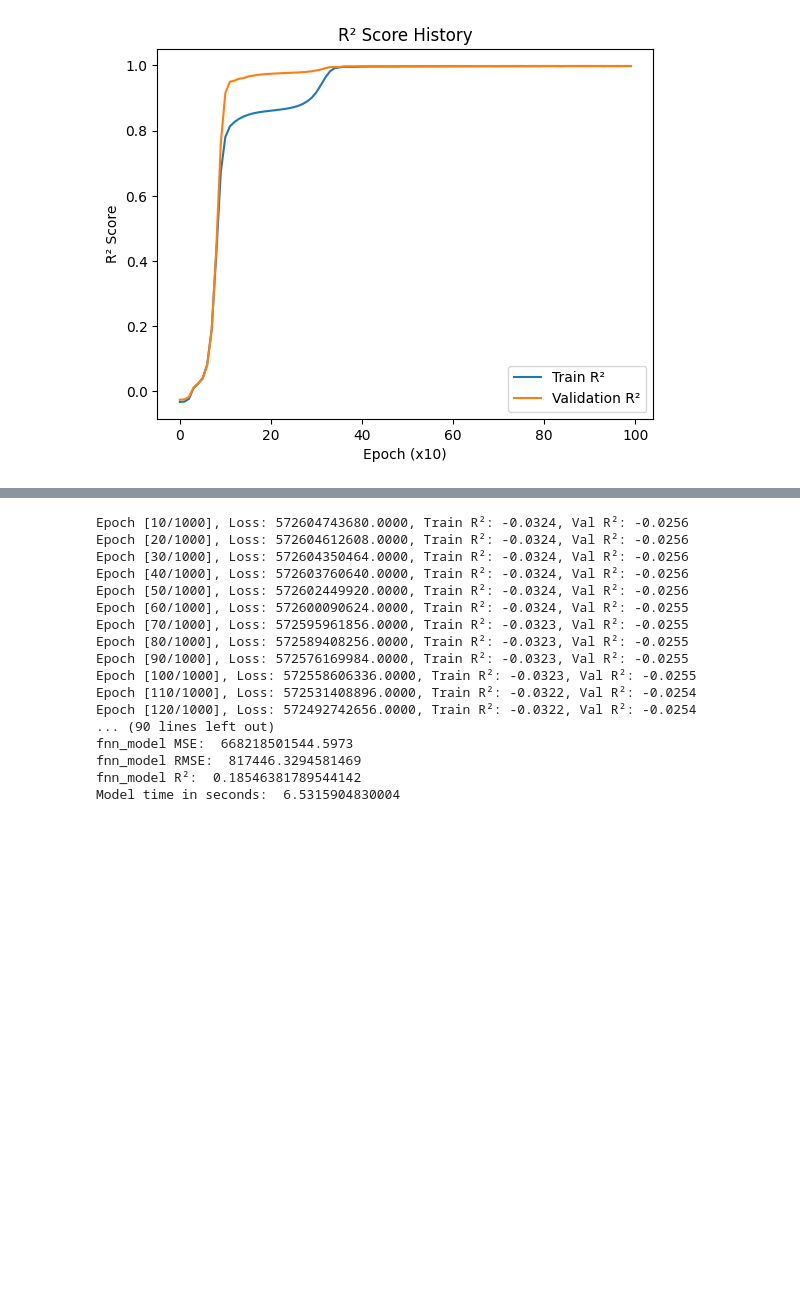
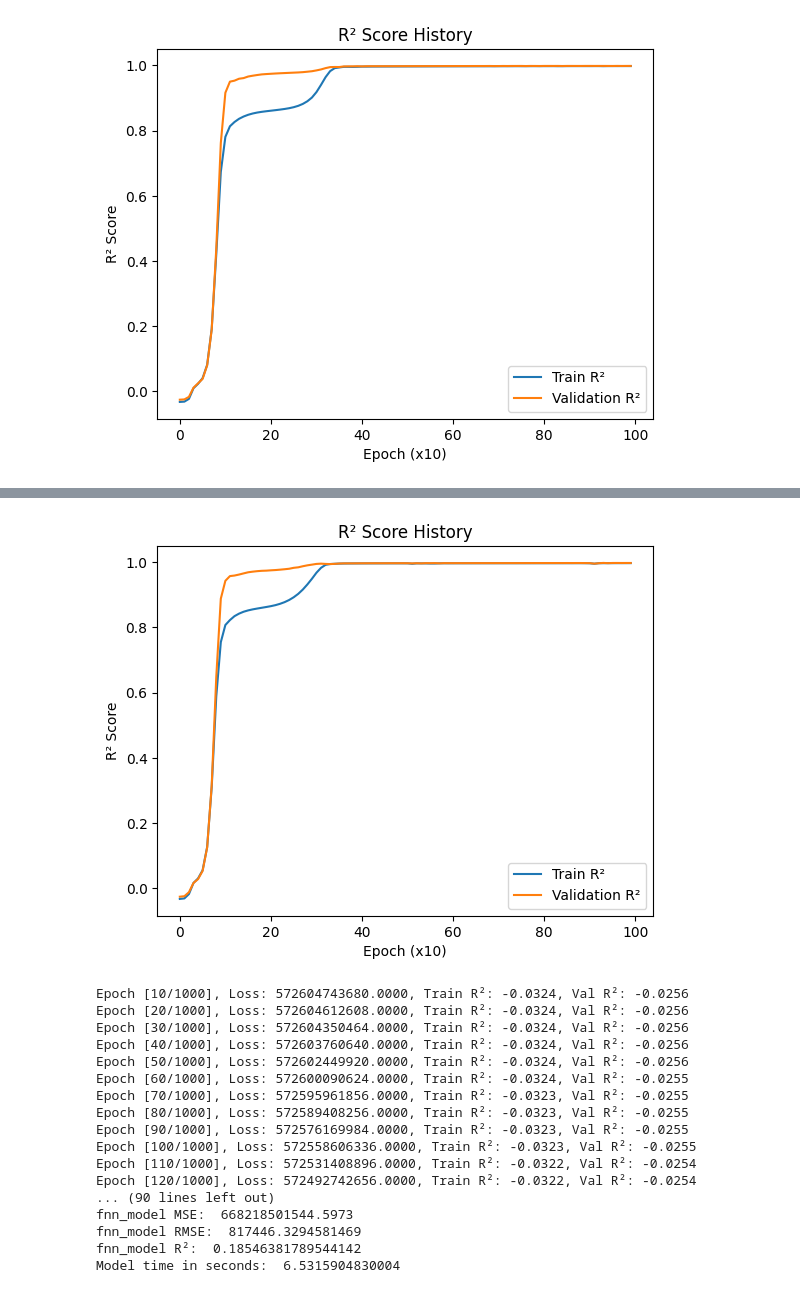
Before and after one commit to akinniyi-opeyemi/Stats-507-Project-Submission, a Jupyter notebook: Stats507_Project.ipynb, the cells around one changed output, grey strips where cells are left out. Cells and saved outputs as stored; diff of their text form; code cells hidden in the pictures; blank space fills up the shorter version.

```diff
--- a/Stats507_Project.ipynb
+++ b/Stats507_Project.ipynb
@@ -818,18 +768,6 @@ fnn_model RMSE:  142869.69127973844
 fnn_model R²:  0.9751187556066762
 Model time in seconds:  739.7494352210001
 # %%
-import numpy as np
-import torch
-import torch.nn as nn
-import torch.optim as optim
-from sklearn.metrics import mean_squared_error, r2_score
-import time
-
-# Assuming X_train, X_test, y_train, y_test are defined earlier
-X_train_tensor = torch.tensor(X_train_filtered, dtype=torch.float32)
-X_test_tensor = torch.tensor(X_test_filtered, dtype=torch.float32)
-y_train_tensor = torch.tensor(y_train, dtype=torch.float32)
-y_test_tensor = torch.tensor(y_test, dtype=torch.float32)
 
 class FeedforwardNN(nn.Module):
     def __init__(self, input_dim):
@@ -889,7 +827,6 @@ model.eval()  # Final evaluation after training
 with torch.no_grad():
     y_pred_fnn_model = model(X_test_tensor).numpy()
 
-# Compute RMSE and R²
 fnn_model_mse = mean_squared_error(y_test, y_pred_fnn_model)
 fnn_model_rmse = np.sqrt(fnn_model_mse)
 fnn_model_r2 = r2_score(y_test, y_pred_fnn_model)
@@ -899,8 +836,6 @@ print("fnn_model RMSE: ", fnn_model_rmse)
 print("fnn_model R²: ", fnn_model_r2)
 print('Model time in seconds: ', time.perf_counter() - start_time)
 
-# Optional: Plot training and validation R² history
-import matplotlib.pyplot as plt
 plt.plot(train_r2_history, label="Train R²")
 plt.plot(val_r2_history, label="Validation R²")
 plt.xlabel("Epoch (x10)")
@@ -927,3 +862,79 @@ fnn_model RMSE:  36338.174793768965
 fnn_model R²:  0.998390399479732
 Model time in seconds:  15.053661642000407
 [figure]
+# %%
+class FeedforwardNN(nn.Module):
+    def __init__(self, input_dim):
+        super(FeedforwardNN, self).__init__()
+        self.first_hidden_layer = nn.Linear(input_dim, 256)
+        self.new_layer = nn.Linear(256, 128)
+        self.second_layer = nn.Linear(128, 64)
+        self.third_layer = nn.Linear(64, 32)
+        self.output_layer = nn.Linear(32, 1)
+        self.relu = nn.ReLU()
+
+    def forward(self, x):
+        out = self.relu(self.first_hidden_layer(x))
+        out = self.relu(self.new_layer(out))
+        out = self.relu(self.second_layer(out))
+        out = self.relu(self.third_layer(out))
+        return self.output_layer(out)
+
+input_dim = X_train_tensor.shape[1]
+model = FeedforwardNN(input_dim)
+
+optimizer = optim.Adam(model.parameters(), lr=0.01)
+criterion = nn.MSELoss()
+
+# Training loop
+epochs = 1000
+start_time = time.perf_counter()
+
+train_r2_history = []
+val_r2_history = []
+
+for epoch in range(epochs):
+    model.train()
+    # Forward pass
+    y_pred = model(X_train_tensor)
+    loss = criterion(y_pred, y_train_tensor)
+    optimizer.zero_grad()
+    loss.backward()
+    optimizer.step()
+
+    # Calculate R² for training and validation sets every 10 epochs
+    if (epoch + 1) % 10 == 0:
+        model.eval()  # Set model to evaluation mode
+        with torch.no_grad():
+            # Training R²
+            train_r2 = r2_score(y_train_tensor.numpy(), y_pred.numpy())
+            train_r2_history.append(train_r2)
+
+            # Validation predictions
+            y_val_pred = model(X_test_tensor)
+            val_r2 = r2_score(y_test_tensor.numpy(), y_val_pred.numpy())
+            val_r2_history.append(val_r2)
+
+        print(f"Epoch [{epoch + 1}/{epochs}], Loss: {loss.item():.4f}, Train R²: {train_r2:.4f}, Val R²: {val_r2:.4f}")
+
+model.eval()  # Final evaluation after training
+with torch.no_grad():
+    y_pred_fnn_model = model(X_test_tensor).numpy()
+
+fnn_model_mse = mean_squared_error(y_test, y_pred_fnn_model)
+fnn_model_rmse = np.sqrt(fnn_model_mse)
+fnn_model_r2 = r2_score(y_test, y_pred_fnn_model)
+print("\nFinal Model Metrics:")
+print("fnn_model MSE: ", fnn_model_mse)
+print("fnn_model RMSE: ", fnn_model_rmse)
+print("fnn_model R²: ", fnn_model_r2)
+print('Model time in seconds: ', time.perf_counter() - start_time)
+
+plt.plot(train_r2_history, label="Train R²")
+plt.plot(val_r2_history, label="Validation R²")
+plt.xlabel("Epoch (x10)")
+plt.ylabel("R² Score")
+plt.legend()
+plt.title("R² Score History")
+plt.show()
+# %% [output]
@@ -930 +958,2 @@ Model time in seconds:  15.053661642000407
+[figure, added]
 # %%
```
Also changed, not shown: parts of 15 cells of this notebook.
